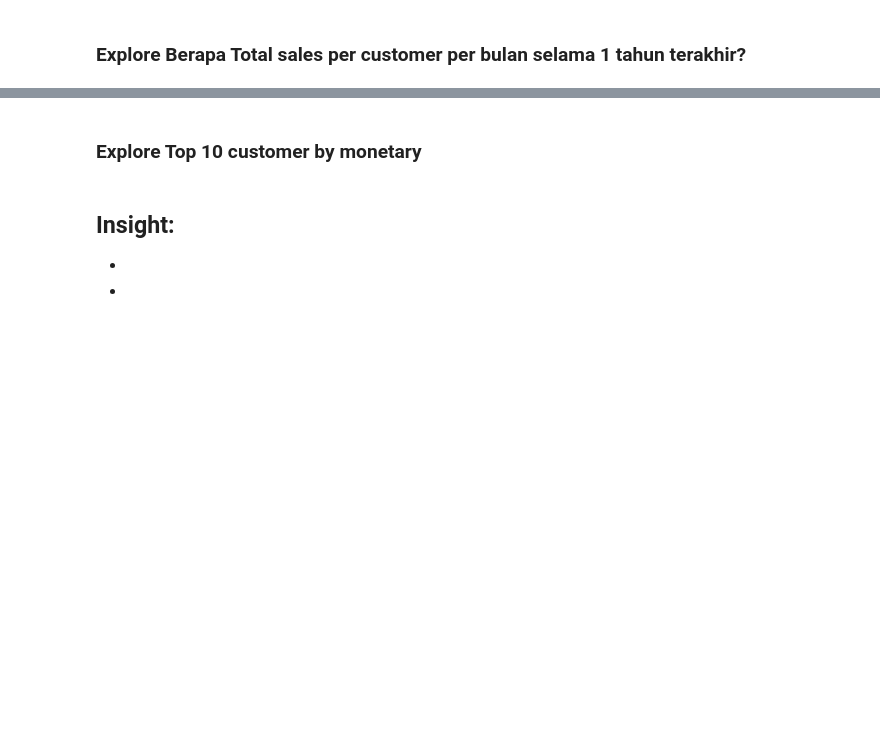
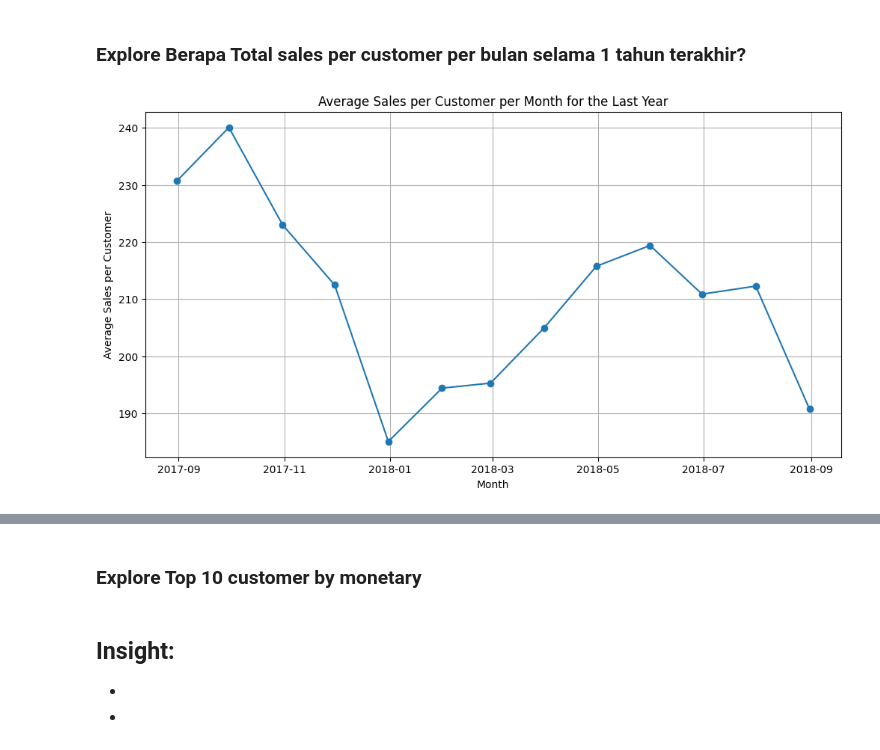
Before and after one commit to ralik45/E-Commerce-Analysis, a Jupyter notebook: Submission.ipynb, the cells around one changed output, grey strips where cells are left out. Cells and saved outputs as stored; diff of their text form; code cells hidden in the pictures; blank space fills up the shorter version.

```diff
--- a/Submission.ipynb
+++ b/Submission.ipynb
@@ -1091,2 +1063,26 @@ The behavior of DatetimeProperties.to_pydatetime is deprecated, in a future vers
 # %% [markdown]
 ### Explore Berapa Total sales per customer per bulan selama 1 tahun terakhir?
+# %%
+# Calculate average sales per customer per month
+monthly_sales_per_customer = filtered_data.groupby(pd.Grouper(key='order_purchase_timestamp', freq='M')) \
+    .agg({'payment_value': 'sum', 'customer_id': 'nunique'}) \
+    .reset_index()
+
+monthly_sales_per_customer['average_sales_per_customer'] = \
+    monthly_sales_per_customer['payment_value'] / monthly_sales_per_customer['customer_id']
+
+# Create a line chart
+plt.figure(figsize=(12, 6))
+plt.plot(monthly_sales_per_customer['order_purchase_timestamp'],
+         monthly_sales_per_customer['average_sales_per_customer'], marker='o')
+plt.title('Average Sales per Customer per Month for the Last Year')
+plt.xlabel('Month')
+plt.ylabel('Average Sales per Customer')
+plt.grid(True)
+
+# Apply currency formatter to the y-axis
+plt.gca().yaxis.set_major_formatter(ticker.FuncFormatter(currency_formatter))
+
+plt.show()
+# %% [output]
+[figure, added]
```
Also changed, not shown: parts of 8 cells of this notebook.
